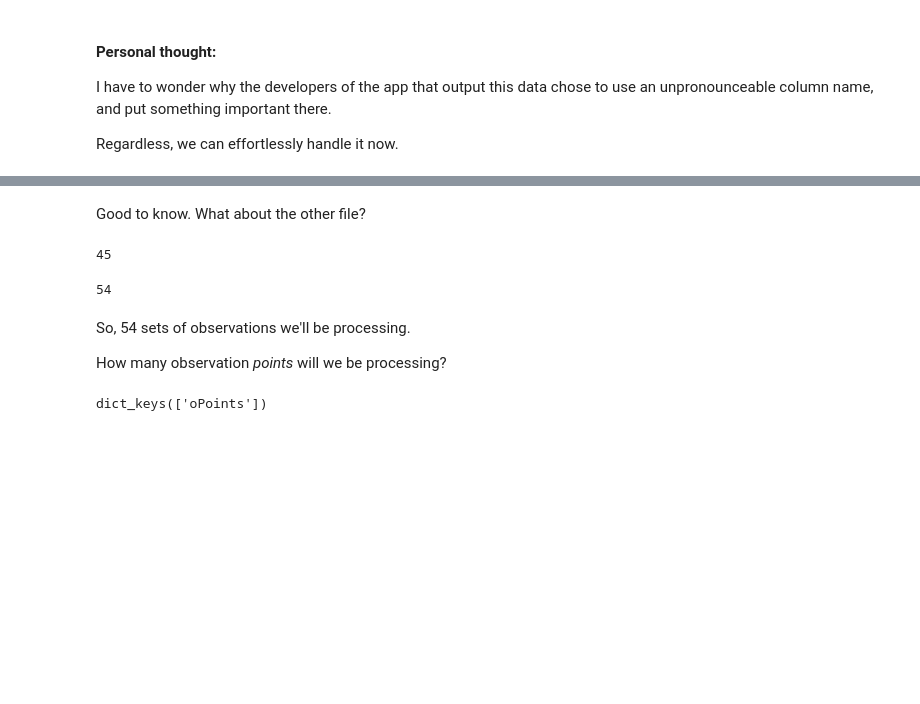
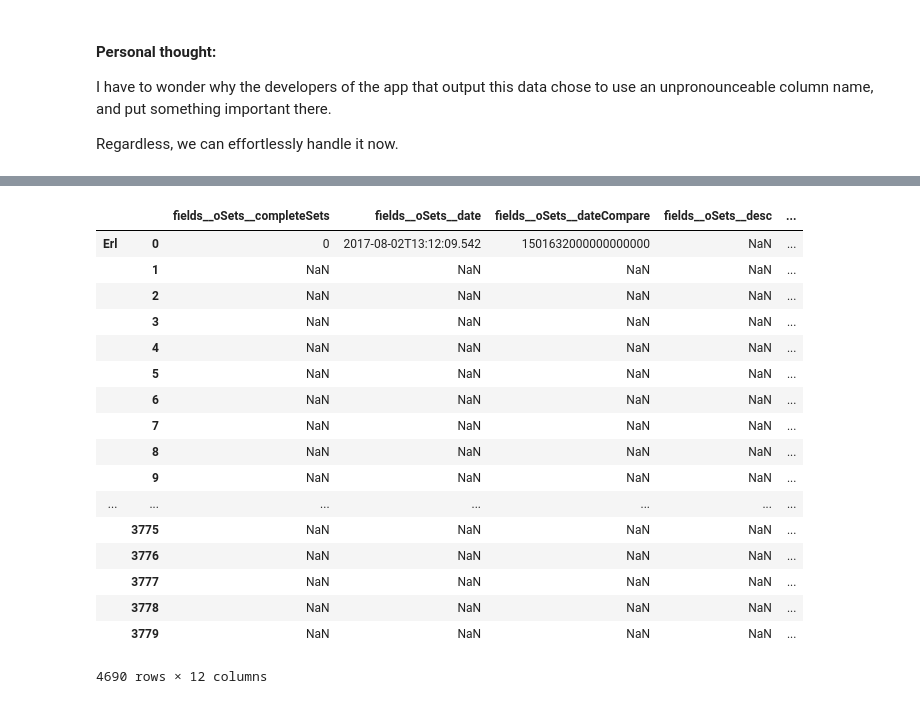
Before and after one commit to devvyn/aafc-field-data, a Jupyter notebook: notebook/chunked parsing — 2017 CAM data from iPads.ipynb, the cells around one changed output, grey strips where cells are left out. Saved outputs shown, nothing was run; the diff lists cells and outputs as text; code cells hidden in the pictures; blank space fills up the shorter version.

```diff
--- a/notebook/chunked parsing — 2017 CAM data from iPads.ipynb
+++ b/notebook/chunked parsing — 2017 CAM data from iPads.ipynb
@@ -434 +500,8 @@ for sheet_name, sheet in sheets.items():
+# %%
+column_dictionary = None  # initialize the variable, otherwise we can't reference it
+separator = '__'
+for name, column in data.items():
+    column_dictionary = split_column_to_dict(column, name, column_dictionary, separator)
+# Turn off the defaultdict behaviour, so errors are easier to detect later on
+column_dictionary.default_factory = None
 # %% [markdown]
@@ -455,0 +515,3 @@ dict_keys(['date', 'dateCompare', 'growthStage', 'desc', 'obsName', 'totalSets',
+# %%
+fields_node = column_dictionary['fields']
+fields_node.keys()
@@ -455,0 +520,3 @@ dict_keys(['date', 'dateCompare', 'growthStage', 'desc', 'obsName', 'totalSets',
+# %%
+sets_node = fields_node['oSets']
+sets_node.keys()
@@ -503,14 +597,14 @@ To save time and mental energy, we can filter columns by whether they have data
 # %%
 def has_data(node):
-    """ Filter children that have data. We know a child item has data
-    if it has a key that's the just the separator string. """
+    """ Filter children that have data. We know a child item has data if
+    it has a key that's the just the separator string. """
     return {parent_key: child for parent_key, child in node.items()
             if separator in child.keys()}
 
 
 def has_children(node):
-    """ Filter children that have children. We know an item has children
-    if it has at least one key that isn't just the separator string, the
+    """ Filter children that have children. We know an item has children if
+    it has at least one key that isn't just the separator string, which is the
     special key for data references. """
     return {parent_key: child for parent_key, child in node.items()
             if len([key for key in child.keys() if key != separator]) >= 1}
@@ -577,19 +644,21 @@ len(_)  # Based on the length of that list we just output
-# %% [markdown]
-Good to know. What about the other file?
-# %%
-column_dictionary['Tyler']['fields']['oSets']['date'][separator].count()
-# %% [output]
-45
-# %%
-_ + __  # add the last two numbers
-# %% [output]
-54
-# %% [markdown]
-So, 54 sets of observations we'll be processing.
-
-How many observation _points_ will we be processing?
-# %%
-pointer = column_dictionary['Tyler']['fields']['oSets']
-has_children(pointer).keys()
-# %% [output]
-dict_keys(['oPoints'])
+# %%
+pandas.DataFrame([column[separator] for column in has_data(sets_node).values()]).T
+# %% [output]
+|  |  | fields__oSets__completeSets | fields__oSets__date | fields__oSets__dateCompare | fields__oSets__desc | ... |
+| Erl | 0 | 0 | 2017-08-02T13:12:09.542 | 1501632000000000000 | NaN | ... |
+|  | 1 | NaN | NaN | NaN | NaN | ... |
+|  | 2 | NaN | NaN | NaN | NaN | ... |
+|  | 3 | NaN | NaN | NaN | NaN | ... |
+|  | 4 | NaN | NaN | NaN | NaN | ... |
+|  | 5 | NaN | NaN | NaN | NaN | ... |
+|  | 6 | NaN | NaN | NaN | NaN | ... |
+|  | 7 | NaN | NaN | NaN | NaN | ... |
+|  | 8 | NaN | NaN | NaN | NaN | ... |
+|  | 9 | NaN | NaN | NaN | NaN | ... |
+| ... | ... | ... | ... | ... | ... | ... |
+|  | 3775 | NaN | NaN | NaN | NaN | ... |
+|  | 3776 | NaN | NaN | NaN | NaN | ... |
+|  | 3777 | NaN | NaN | NaN | NaN | ... |
+|  | 3778 | NaN | NaN | NaN | NaN | ... |
+|  | 3779 | NaN | NaN | NaN | NaN | ... |
+4690 rows × 12 columns
```
Also changed, not shown: parts of 74 cells of this notebook.
